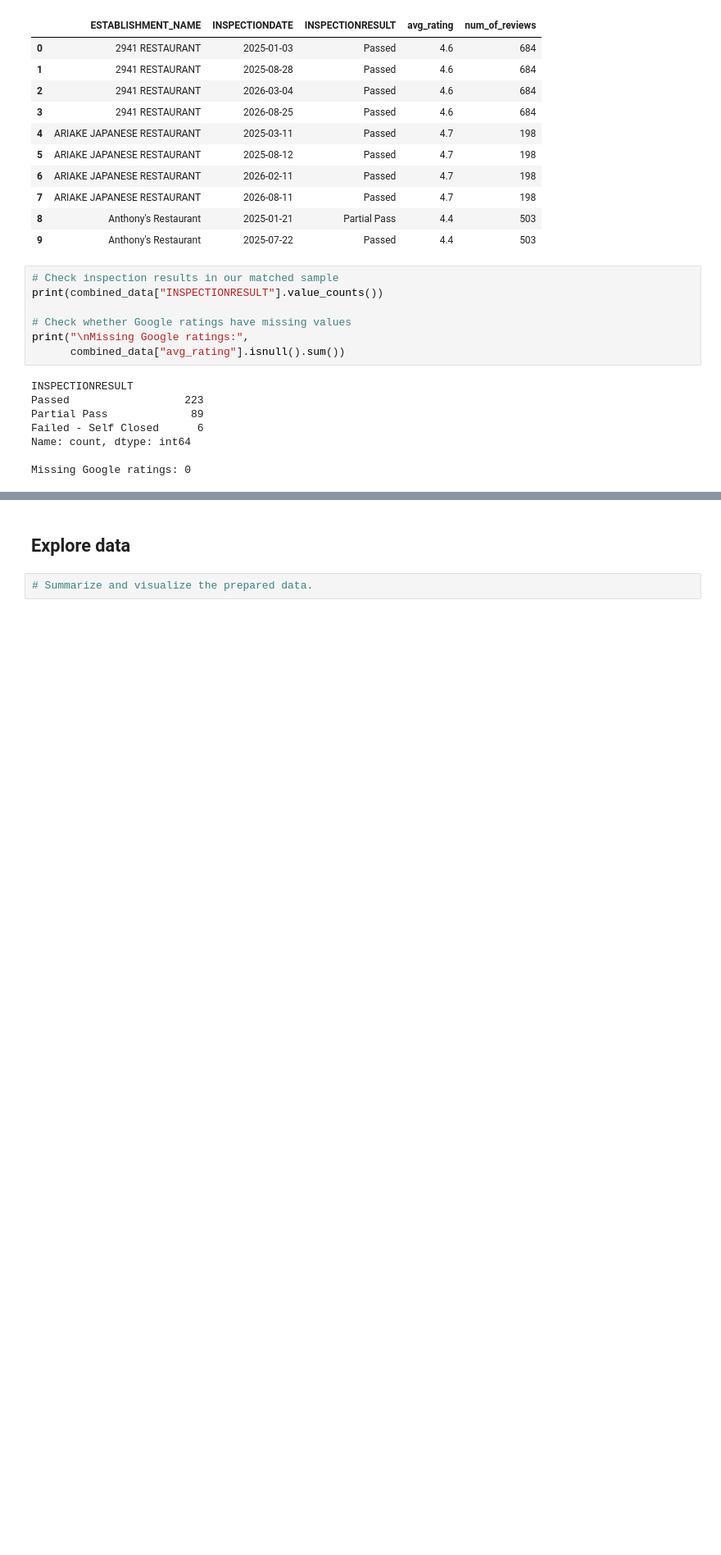
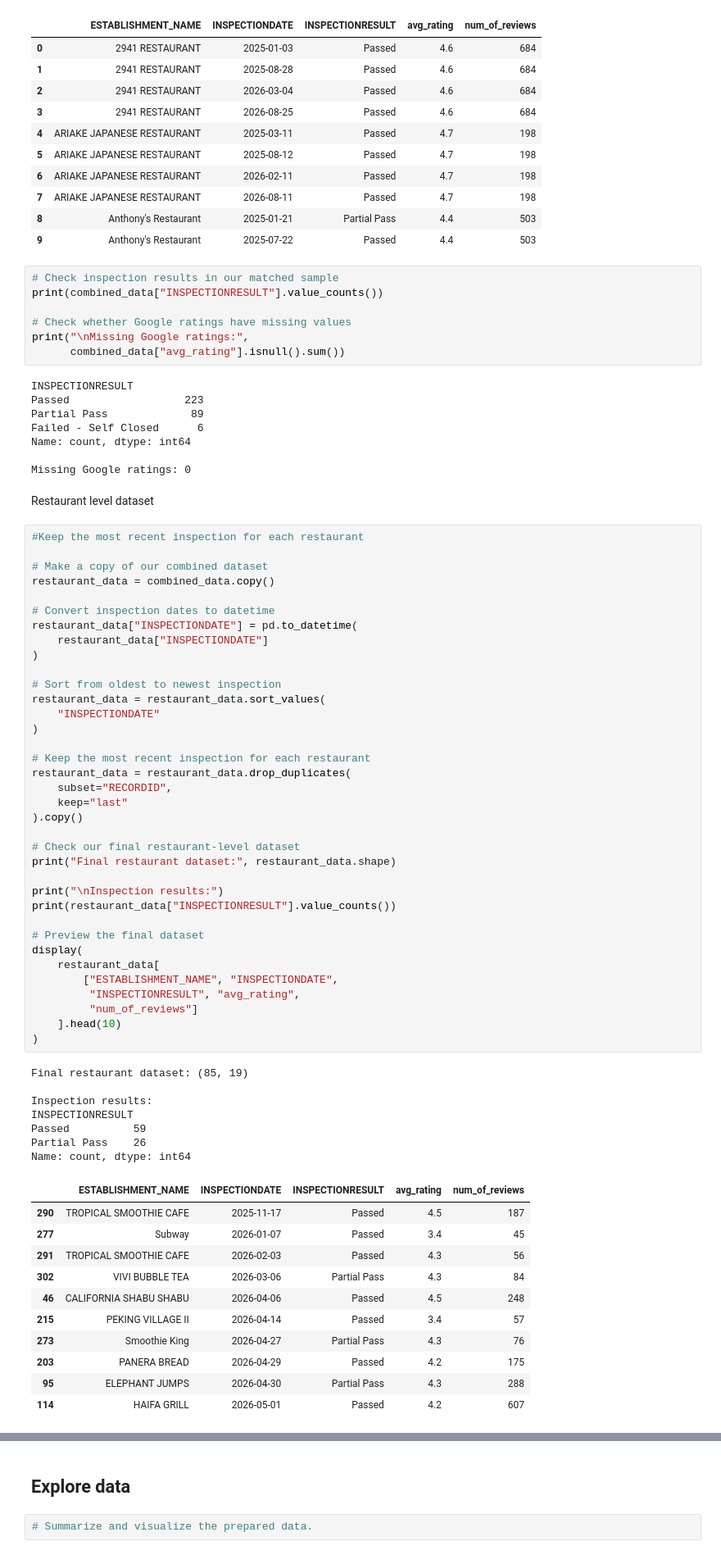
Before and after one commit to hwayalew/ds3001_team1_project, a Jupyter notebook: notebook.ipynb, the cells around one changed output, grey strips where cells are left out. Shown at 82% size. Saved outputs shown, nothing was run; the diff lists cells and outputs as text; blank space fills up the shorter version.

Commit message:
keep the most recent inspection for each restaurant

```diff
--- a/notebook.ipynb
+++ b/notebook.ipynb
@@ -823,3 +823,60 @@ Failed - Self Closed      6
 Name: count, dtype: int64
 
 Missing Google ratings: 0
+# %% [markdown]
+Restaurant level dataset
+# %%
+#Keep the most recent inspection for each restaurant
+
+# Make a copy of our combined dataset
+restaurant_data = combined_data.copy()
+
+# Convert inspection dates to datetime
+restaurant_data["INSPECTIONDATE"] = pd.to_datetime(
+    restaurant_data["INSPECTIONDATE"]
+)
+
+# Sort from oldest to newest inspection
+restaurant_data = restaurant_data.sort_values(
+    "INSPECTIONDATE"
+)
+
+# Keep the most recent inspection for each restaurant
+restaurant_data = restaurant_data.drop_duplicates(
+    subset="RECORDID",
+    keep="last"
+).copy()
+
+# Check our final restaurant-level dataset
+print("Final restaurant dataset:", restaurant_data.shape)
+
+print("\nInspection results:")
+print(restaurant_data["INSPECTIONRESULT"].value_counts())
+
+# Preview the final dataset
+display(
+    restaurant_data[
+        ["ESTABLISHMENT_NAME", "INSPECTIONDATE",
+         "INSPECTIONRESULT", "avg_rating",
+         "num_of_reviews"]
+    ].head(10)
+)
+# %% [output]
+Final restaurant dataset: (85, 19)
+
+Inspection results:
+INSPECTIONRESULT
+Passed          59
+Partial Pass    26
+Name: count, dtype: int64
+|  | ESTABLISHMENT_NAME | INSPECTIONDATE | INSPECTIONRESULT | avg_rating | num_of_reviews |
+| 290 | TROPICAL SMOOTHIE CAFE | 2025-11-17 | Passed | 4.5 | 187 |
+| 277 | Subway | 2026-01-07 | Passed | 3.4 | 45 |
+| 291 | TROPICAL SMOOTHIE CAFE | 2026-02-03 | Passed | 4.3 | 56 |
+| 302 | VIVI BUBBLE TEA | 2026-03-06 | Partial Pass | 4.3 | 84 |
+| 46 | CALIFORNIA SHABU SHABU | 2026-04-06 | Passed | 4.5 | 248 |
+| 215 | PEKING VILLAGE II | 2026-04-14 | Passed | 3.4 | 57 |
+| 273 | Smoothie King | 2026-04-27 | Partial Pass | 4.3 | 76 |
+| 203 | PANERA BREAD | 2026-04-29 | Passed | 4.2 | 175 |
+| 95 | ELEPHANT JUMPS | 2026-04-30 | Partial Pass | 4.3 | 288 |
+| 114 | HAIFA GRILL | 2026-05-01 | Passed | 4.2 | 607 |
```
Also changed, not shown: parts of 1 cell of this notebook.
